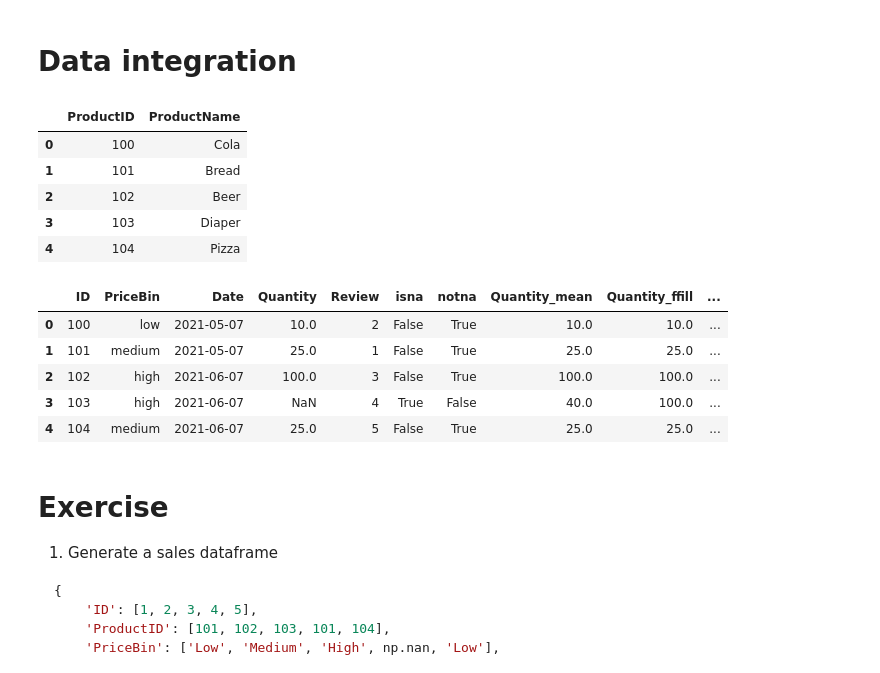
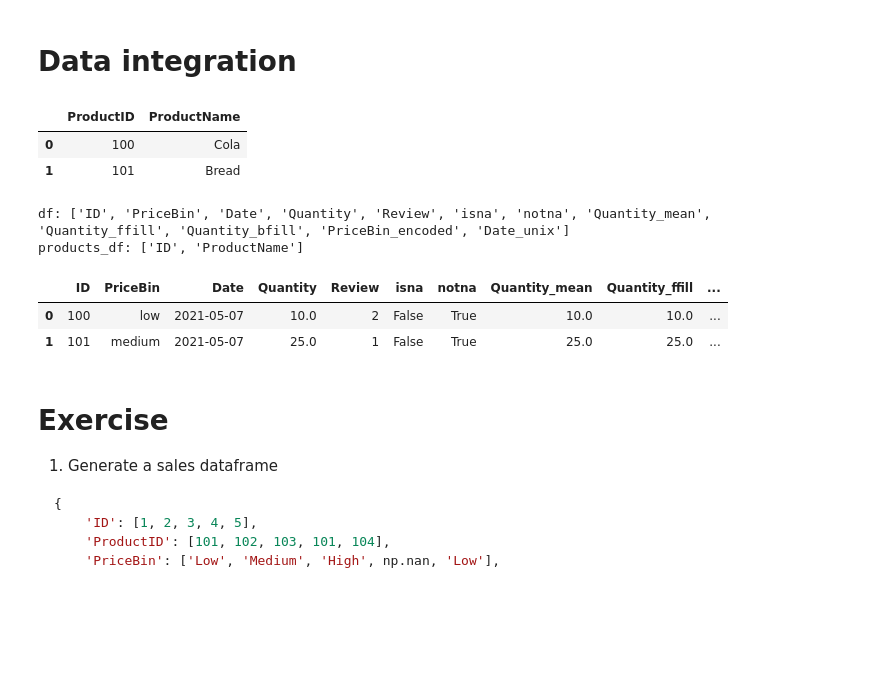
Before and after one commit to w4bo/AA2425-unibo-mldm, a Jupyter notebook: slides/lab-03-datapreparation.ipynb, the cells around one changed output. Drawn from its saved outputs; the diff is of its cells as text; code cells hidden in the pictures; blank space fills up the shorter version.

```diff
--- a/slides/lab-03-datapreparation.ipynb
+++ b/slides/lab-03-datapreparation.ipynb
@@ -227,25 +228,25 @@ df
 # Data integration
 # %%
 products_df = pd.DataFrame({'ProductID': [100, 101, 102, 103, 104], 'ProductName': ['Cola', 'Bread', 'Beer', 'Diaper', 'Pizza']})
-products_df
+products_df.head(2)
 # %% [output]
 |  | ProductID | ProductName |
 | 0 | 100 | Cola |
 | 1 | 101 | Bread |
-| 2 | 102 | Beer |
-| 3 | 103 | Diaper |
-| 4 | 104 | Pizza |
+# %%
+print(f"df: {list(df.columns)}")
+print(f"products_df: {list(products_df.columns)}")
+# %% [output]
+df: ['ID', 'PriceBin', 'Date', 'Quantity', 'Review', 'isna', 'notna', 'Quantity_mean', 'Quantity_ffill', 'Quantity_bfill', 'PriceBin_encoded', 'Date_unix']
+products_df: ['ID', 'ProductName']
 # %%
 products_df = products_df.rename({"ProductID": "ID"}, axis=1)
 combined_df = pd.merge(df, products_df, on='ID', how='left')
-combined_df
+combined_df.head(2)
 # %% [output]
 |  | ID | PriceBin | Date | Quantity | Review | isna | notna | Quantity_mean | Quantity_ffill | ... |
 | 0 | 100 | low | 2021-05-07 | 10.0 | 2 | False | True | 10.0 | 10.0 | ... |
 | 1 | 101 | medium | 2021-05-07 | 25.0 | 1 | False | True | 25.0 | 25.0 | ... |
-| 2 | 102 | high | 2021-06-07 | 100.0 | 3 | False | True | 100.0 | 100.0 | ... |
-| 3 | 103 | high | 2021-06-07 | NaN | 4 | True | False | 40.0 | 100.0 | ... |
-| 4 | 104 | medium | 2021-06-07 | 25.0 | 5 | False | True | 25.0 | 25.0 | ... |
 # %% [markdown]
 # Exercise
 
```
Also changed, not shown: parts of 3 cells of this notebook.
